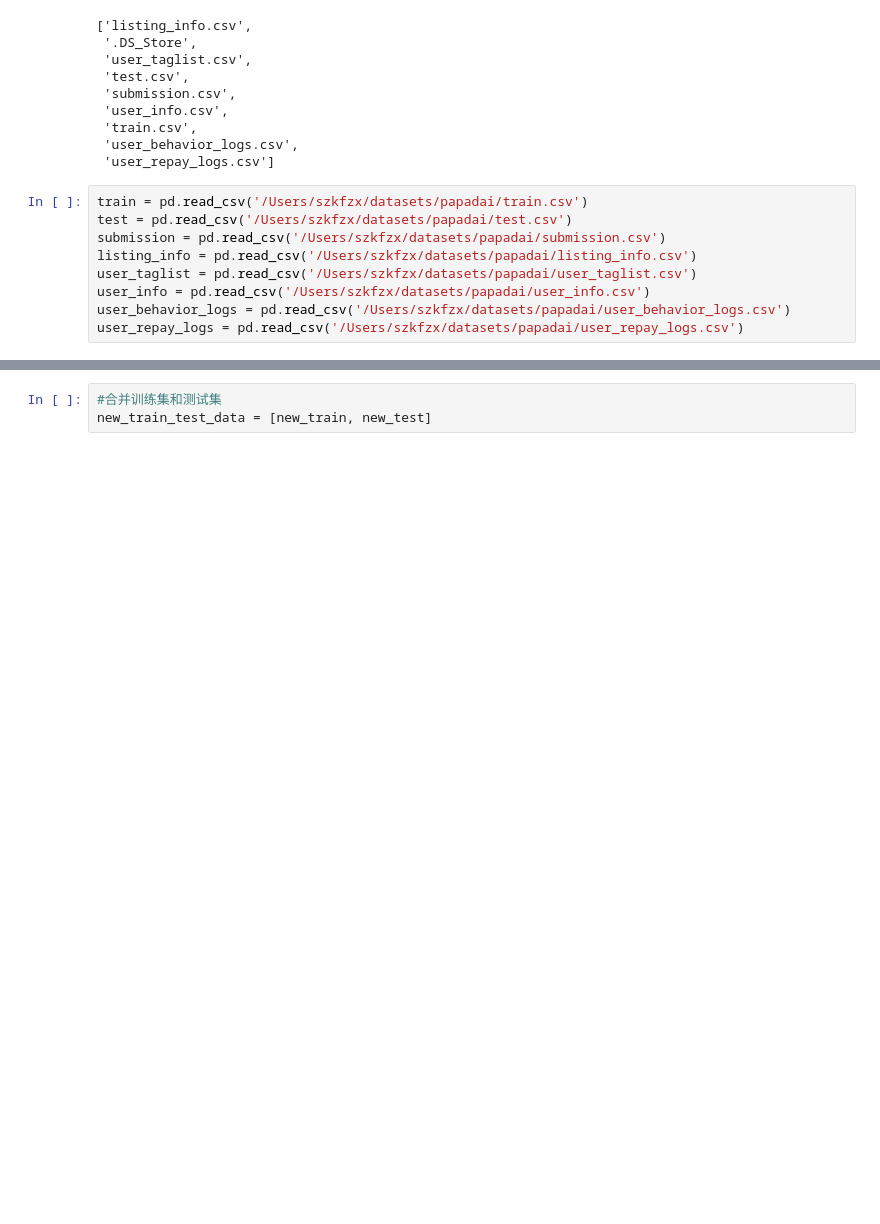
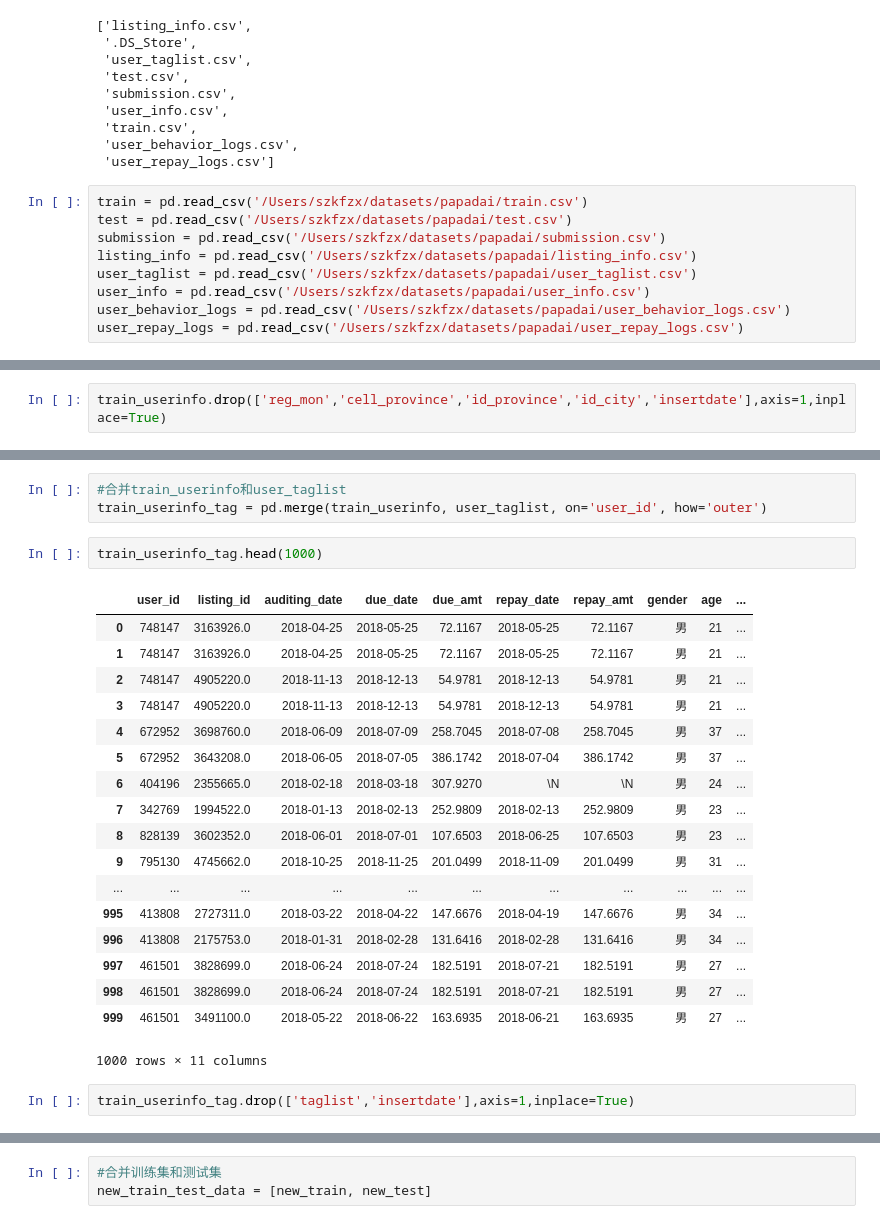
Before and after one commit to hehuanlin123/DeepLearning, a Jupyter notebook: 天池/魔镜杯/Standar-Dataset-EDA.ipynb, the cells around one changed output, grey strips where cells are left out. Saved outputs shown, nothing was run; the diff lists cells and outputs as text; blank space fills up the shorter version.

```diff
--- a/天池/魔镜杯/Standar-Dataset-EDA.ipynb
+++ b/天池/魔镜杯/Standar-Dataset-EDA.ipynb
@@ -193,0 +243,2 @@ new_test = test_userinfo_tag_behavior_list_repay
+# %%
+train_userinfo.drop(['reg_mon','cell_province','id_province','id_city','insertdate'],axis=1,inplace=True)
@@ -193,0 +266,26 @@ new_test = test_userinfo_tag_behavior_list_repay
+# %%
+#合并train_userinfo和user_taglist
+train_userinfo_tag = pd.merge(train_userinfo, user_taglist, on='user_id', how='outer')
+# %%
+train_userinfo_tag.head(1000)
+# %% [output]
+|  | user_id | listing_id | auditing_date | due_date | due_amt | repay_date | repay_amt | gender | age | ... |
+| 0 | 748147 | 3163926.0 | 2018-04-25 | 2018-05-25 | 72.1167 | 2018-05-25 | 72.1167 | 男 | 21 | ... |
+| 1 | 748147 | 3163926.0 | 2018-04-25 | 2018-05-25 | 72.1167 | 2018-05-25 | 72.1167 | 男 | 21 | ... |
+| 2 | 748147 | 4905220.0 | 2018-11-13 | 2018-12-13 | 54.9781 | 2018-12-13 | 54.9781 | 男 | 21 | ... |
+| 3 | 748147 | 4905220.0 | 2018-11-13 | 2018-12-13 | 54.9781 | 2018-12-13 | 54.9781 | 男 | 21 | ... |
+| 4 | 672952 | 3698760.0 | 2018-06-09 | 2018-07-09 | 258.7045 | 2018-07-08 | 258.7045 | 男 | 37 | ... |
+| 5 | 672952 | 3643208.0 | 2018-06-05 | 2018-07-05 | 386.1742 | 2018-07-04 | 386.1742 | 男 | 37 | ... |
+| 6 | 404196 | 2355665.0 | 2018-02-18 | 2018-03-18 | 307.9270 | \N | \N | 男 | 24 | ... |
+| 7 | 342769 | 1994522.0 | 2018-01-13 | 2018-02-13 | 252.9809 | 2018-02-13 | 252.9809 | 男 | 23 | ... |
+| 8 | 828139 | 3602352.0 | 2018-06-01 | 2018-07-01 | 107.6503 | 2018-06-25 | 107.6503 | 男 | 23 | ... |
+| 9 | 795130 | 4745662.0 | 2018-10-25 | 2018-11-25 | 201.0499 | 2018-11-09 | 201.0499 | 男 | 31 | ... |
+| ... | ... | ... | ... | ... | ... | ... | ... | ... | ... | ... |
+| 995 | 413808 | 2727311.0 | 2018-03-22 | 2018-04-22 | 147.6676 | 2018-04-19 | 147.6676 | 男 | 34 | ... |
+| 996 | 413808 | 2175753.0 | 2018-01-31 | 2018-02-28 | 131.6416 | 2018-02-28 | 131.6416 | 男 | 34 | ... |
+| 997 | 461501 | 3828699.0 | 2018-06-24 | 2018-07-24 | 182.5191 | 2018-07-21 | 182.5191 | 男 | 27 | ... |
+| 998 | 461501 | 3828699.0 | 2018-06-24 | 2018-07-24 | 182.5191 | 2018-07-21 | 182.5191 | 男 | 27 | ... |
+| 999 | 461501 | 3491100.0 | 2018-05-22 | 2018-06-22 | 163.6935 | 2018-06-21 | 163.6935 | 男 | 27 | ... |
+1000 rows × 11 columns
+# %%
+train_userinfo_tag.drop(['taglist','insertdate'],axis=1,inplace=True)
```
Also changed, not shown: parts of 72 cells of this notebook.
